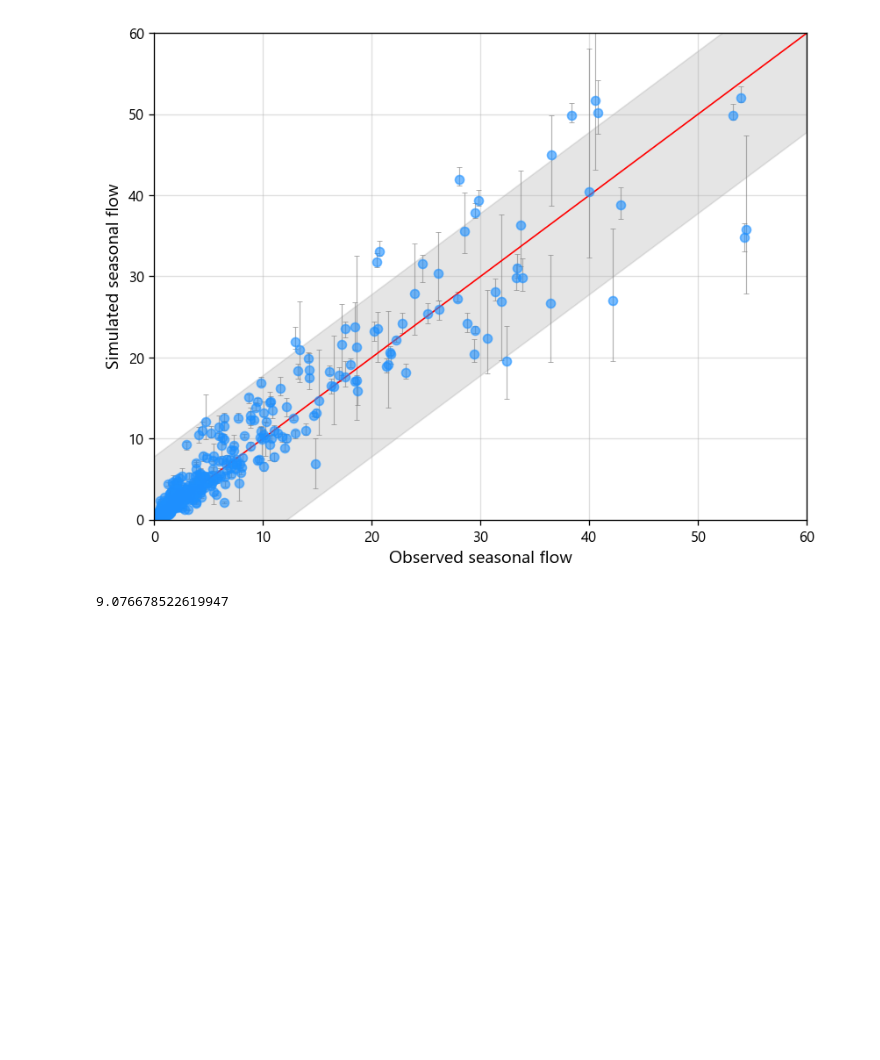
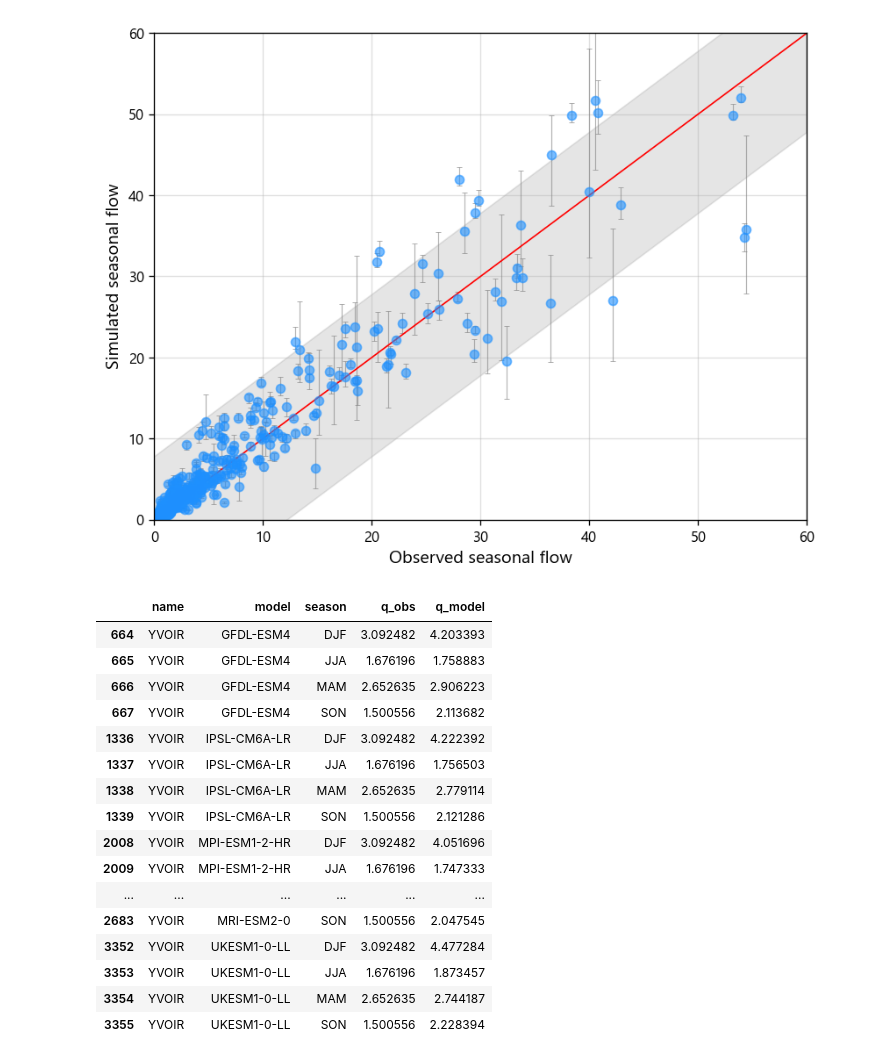
Before and after one commit to klekarkar/mHM_IO_dataprocessing, a Jupyter notebook: ISIMIP_recharge_assessment.ipynb, the cells around one changed output. Saved outputs shown, nothing was run; the diff lists cells and outputs as text; code cells hidden in the pictures; blank space fills up the shorter version.

```diff
--- a/ISIMIP_recharge_assessment.ipynb
+++ b/ISIMIP_recharge_assessment.ipynb
@@ -616,12 +597,23 @@ plot_multimodel_spread(model_seasons_df, seasons,
 # %% [output]
 P-factor (percentage of points within 95PPU): 94.9%
 [figure]
-# %%
-#pbias
-all_obs = np.array(all_obs)
-all_mean_sim = np.array(all_mean_sim)
-
-pbias = 100* (np.sum(all_obs)-np.sum(all_mean_sim))/ np.sum(all_obs)
-pbias
-# %% [output]
-9.076678522619947
+# %%
+model_seasons_df[model_seasons_df['name']=='YVOIR']
+# %% [output]
+|  | name | model | season | q_obs | q_model |
+| 664 | YVOIR | GFDL-ESM4 | DJF | 3.092482 | 4.203393 |
+| 665 | YVOIR | GFDL-ESM4 | JJA | 1.676196 | 1.758883 |
+| 666 | YVOIR | GFDL-ESM4 | MAM | 2.652635 | 2.906223 |
+| 667 | YVOIR | GFDL-ESM4 | SON | 1.500556 | 2.113682 |
+| 1336 | YVOIR | IPSL-CM6A-LR | DJF | 3.092482 | 4.222392 |
+| 1337 | YVOIR | IPSL-CM6A-LR | JJA | 1.676196 | 1.756503 |
+| 1338 | YVOIR | IPSL-CM6A-LR | MAM | 2.652635 | 2.779114 |
+| 1339 | YVOIR | IPSL-CM6A-LR | SON | 1.500556 | 2.121286 |
+| 2008 | YVOIR | MPI-ESM1-2-HR | DJF | 3.092482 | 4.051696 |
+| 2009 | YVOIR | MPI-ESM1-2-HR | JJA | 1.676196 | 1.747333 |
+| ... | ... | ... | ... | ... | ... |
+| 2683 | YVOIR | MRI-ESM2-0 | SON | 1.500556 | 2.047545 |
+| 3352 | YVOIR | UKESM1-0-LL | DJF | 3.092482 | 4.477284 |
+| 3353 | YVOIR | UKESM1-0-LL | JJA | 1.676196 | 1.873457 |
+| 3354 | YVOIR | UKESM1-0-LL | MAM | 2.652635 | 2.744187 |
+| 3355 | YVOIR | UKESM1-0-LL | SON | 1.500556 | 2.228394 |
```
Also changed, not shown: parts of 9 cells of this notebook.
